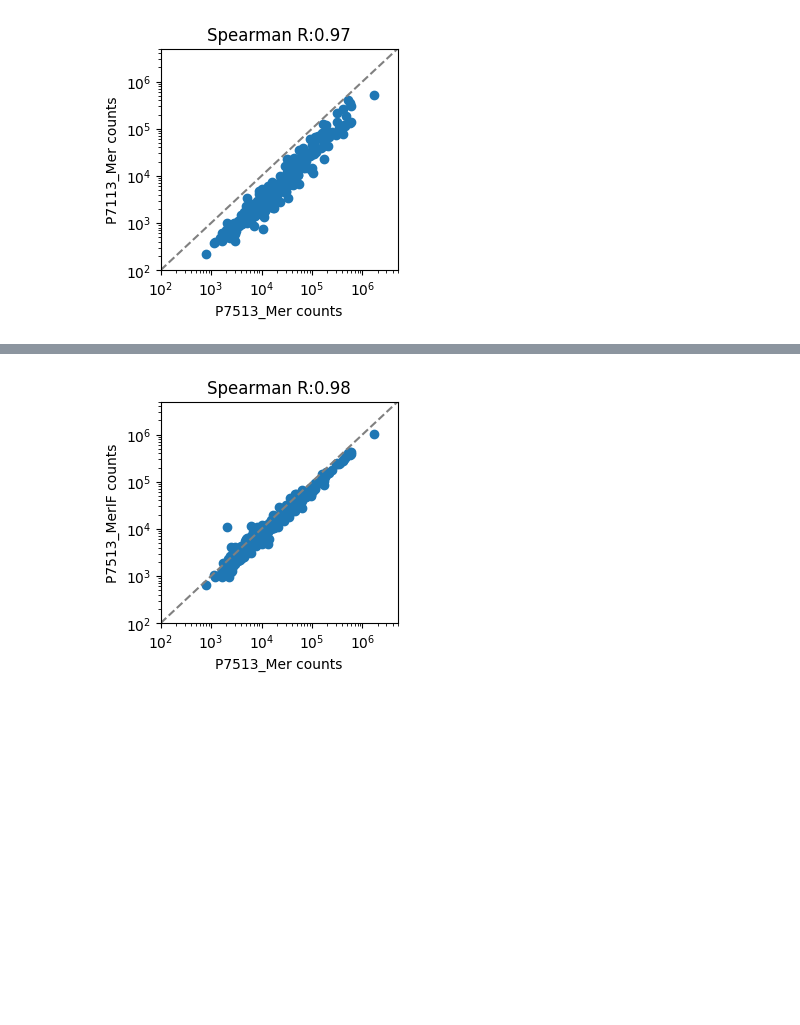
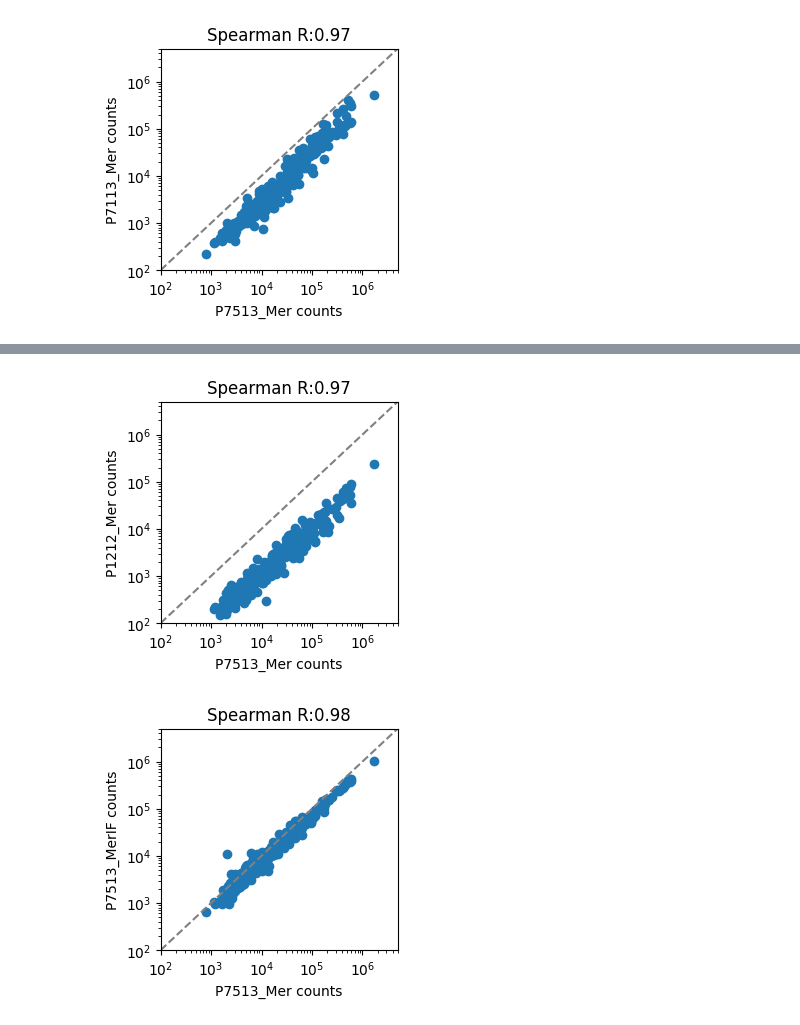
Before and after one commit to MathieuBo/MerXen, a Jupyter notebook: Notebooks/Comparison_P7513.ipynb, the cells around one changed output, grey strips where cells are left out. Drawn from its saved outputs; the diff is of its cells as text; code cells hidden in the pictures; blank space fills up the shorter version.

```diff
--- a/Notebooks/Comparison_P7513.ipynb
+++ b/Notebooks/Comparison_P7513.ipynb
@@ -87,3 +109,7 @@ corr_plot(sample1=P7513_Mer, sample1_name='P7513_Mer', sample2=P7113_Mer, sample
+# %%
+corr_plot(sample1=P7513_Mer, sample1_name='P7513_Mer', sample2=P5011_Mer, sample2_name='P1212_Mer', filename='P7513_P1212_Mer')
+# %% [output]
+[figure, added]
 # %%
 corr_plot(sample1=P7513_Mer, sample1_name='P7513_Mer', sample2=P7513_MerIF, sample2_name='P7513_MerIF', filename='P7513_TX_IF')
 # %% [output]
```
Also changed, not shown: parts of 10 cells of this notebook, 8 other files.
